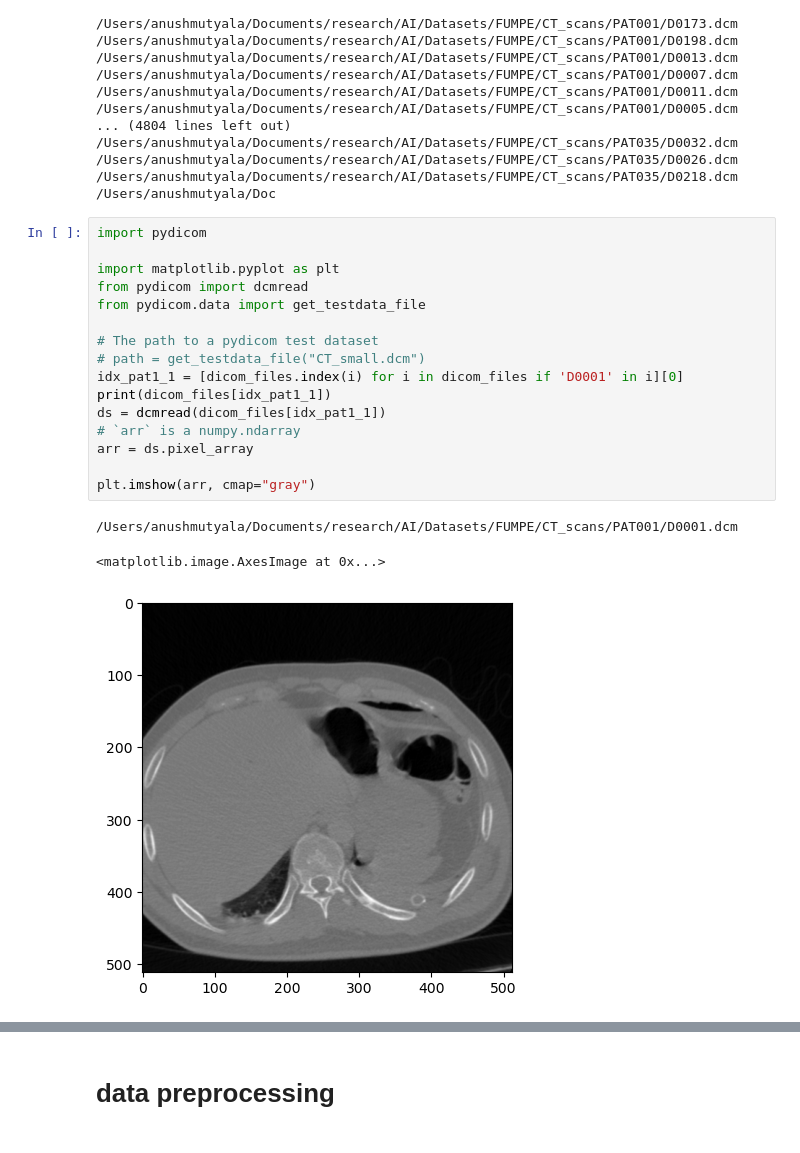
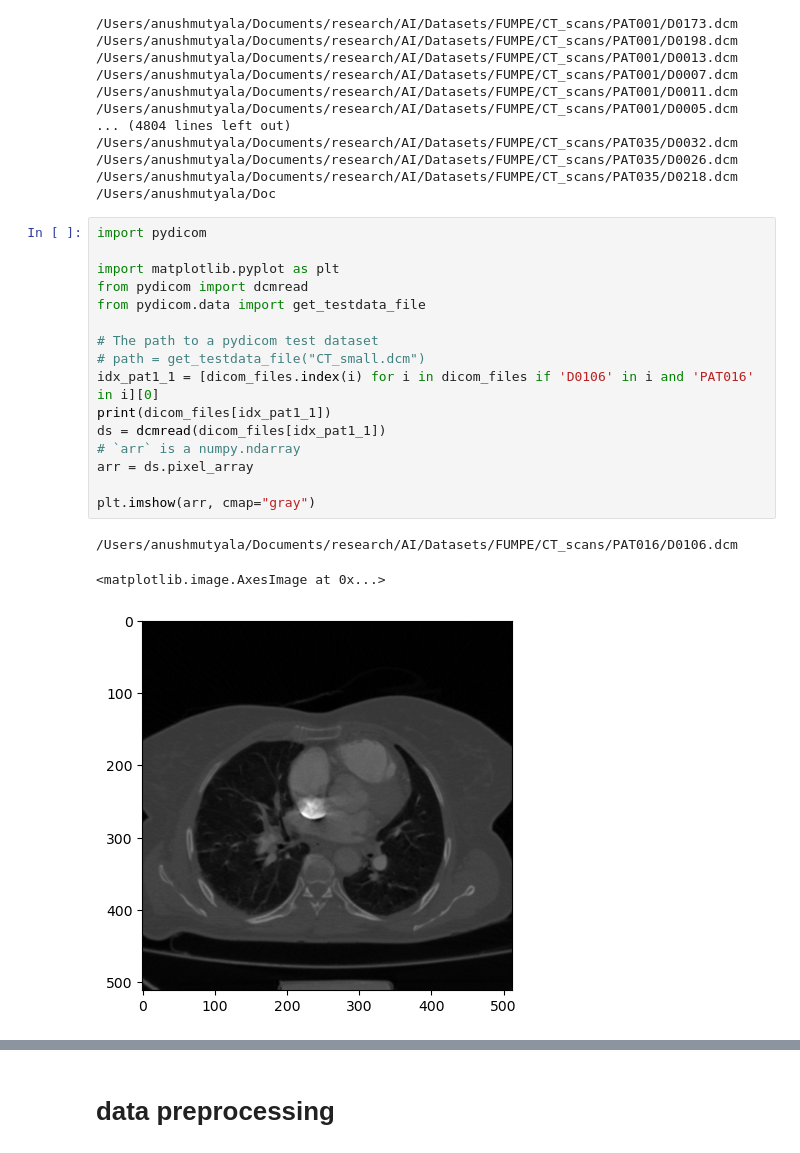
Before and after one commit to anmutechsupport/embolism-detection-cov19, a Jupyter notebook: main.ipynb, the cells around one changed output, grey strips where cells are left out. Drawn from its saved outputs; the diff is of its cells as text.

```diff
--- a/main.ipynb
+++ b/main.ipynb
@@ -152,20 +154,20 @@ for f in helpers.absoluteFilePaths2(FUMPE_PATH+'/CT_scans'):
 # %%
 import pydicom
 
 import matplotlib.pyplot as plt
 from pydicom import dcmread
 from pydicom.data import get_testdata_file
 
 # The path to a pydicom test dataset
 # path = get_testdata_file("CT_small.dcm")
-idx_pat1_1 = [dicom_files.index(i) for i in dicom_files if 'D0001' in i][0]
+idx_pat1_1 = [dicom_files.index(i) for i in dicom_files if 'D0106' in i and 'PAT016' in i][0]
 print(dicom_files[idx_pat1_1])
 ds = dcmread(dicom_files[idx_pat1_1])
 # `arr` is a numpy.ndarray
 arr = ds.pixel_array
 
 plt.imshow(arr, cmap="gray")
 # %% [output]
-/Users/anushmutyala/Documents/research/AI/Datasets/FUMPE/CT_scans/PAT001/D0001.dcm
+/Users/anushmutyala/Documents/research/AI/Datasets/FUMPE/CT_scans/PAT016/D0106.dcm
 <matplotlib.image.AxesImage at 0x...>
-[figure, old version]
+[figure, new version]
```
Also changed, not shown: parts of 6 cells of this notebook.
